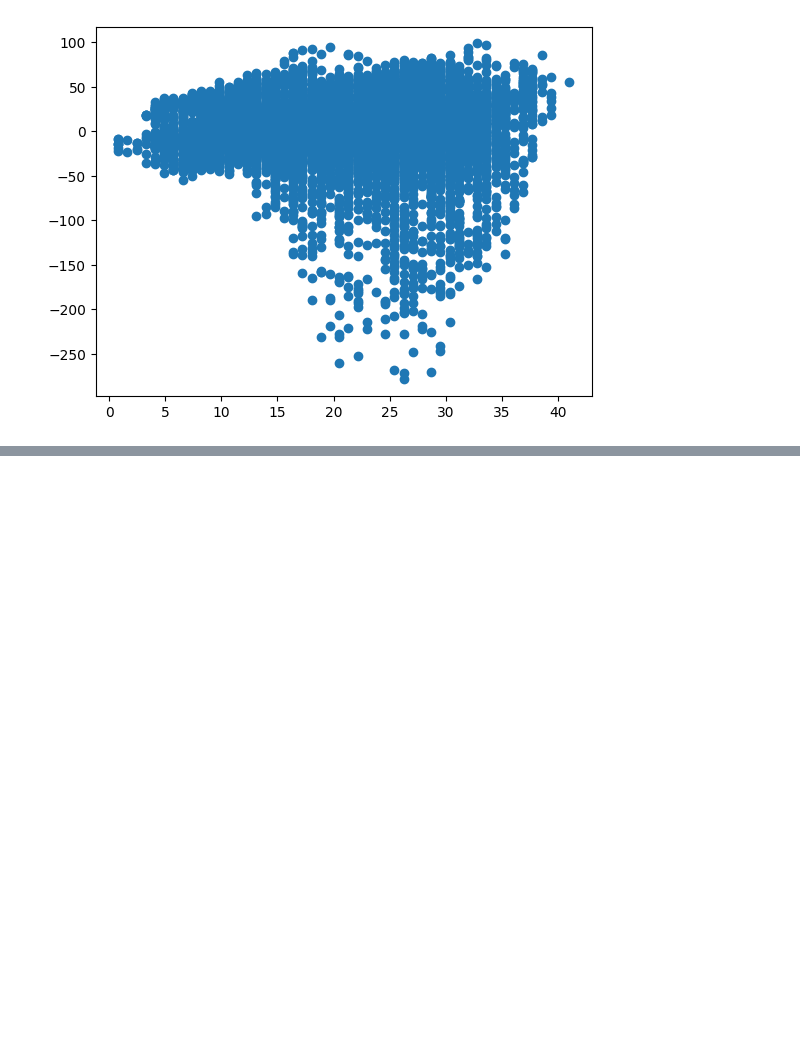
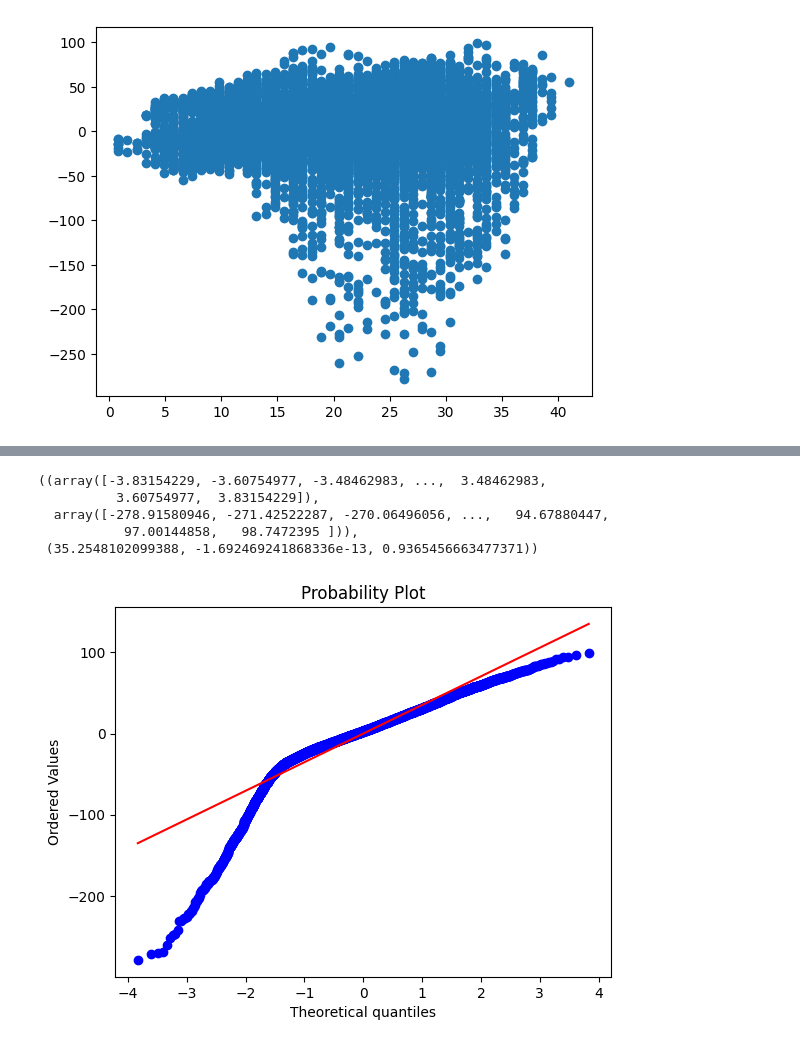
Before and after one commit to delinai/schulich_ds1, a Jupyter notebook: In-class Code/Module6_LinearRegression.ipynb, the cells around one changed output, grey strips where cells are left out. Drawn from its saved outputs; the diff is of its cells as text; code cells hidden in the pictures; blank space fills up the shorter version.

```diff
--- a/In-class Code/Module6_LinearRegression.ipynb
+++ b/In-class Code/Module6_LinearRegression.ipynb
@@ -159,0 +167,12 @@ plt.scatter(bikes['temp'],res['error'])
+# %%
+import scipy.stats as stats
+fig = plt.figure()
+ax = fig.add_subplot(111)
+stats.probplot(res['error'], dist='norm', plot=ax)
+# %% [output]
+((array([-3.83154229, -3.60754977, -3.48462983, ...,  3.48462983,
+          3.60754977,  3.83154229]),
+  array([-278.91580946, -271.42522287, -270.06496056, ...,   94.67880447,
+           97.00144858,   98.7472395 ])),
+ (35.2548102099388, -1.692469241868336e-13, 0.9365456663477371))
+[figure, added]
```
Also changed, not shown: parts of 11 cells of this notebook.
